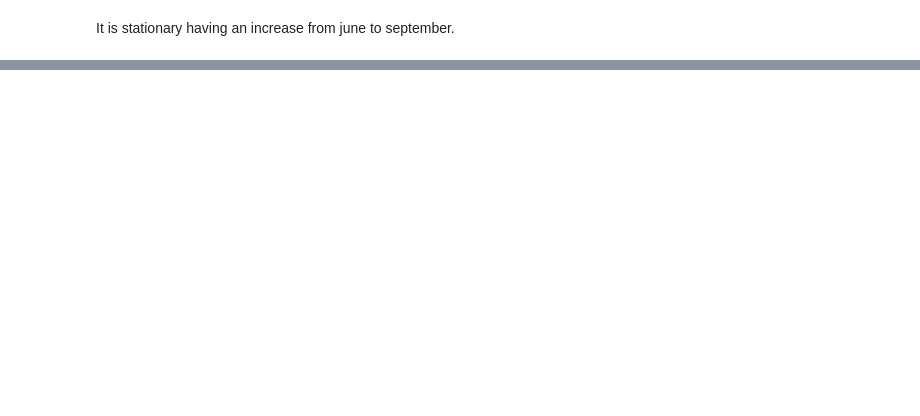
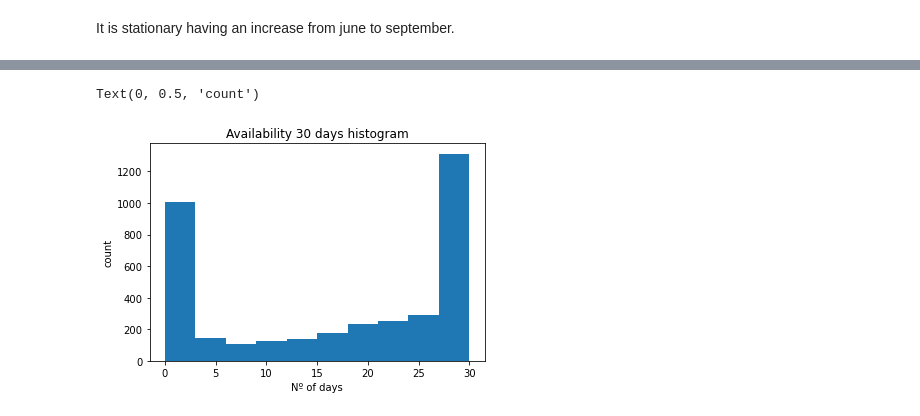
Before and after one commit to alejandrosierramartinez/airbnbseattledataset, a Jupyter notebook: seattle_AirBNB.ipynb, the cells around one changed output, grey strips where cells are left out. Cells and saved outputs as stored; diff of their text form; code cells hidden in the pictures; blank space fills up the shorter version.

```diff
--- a/seattle_AirBNB.ipynb
+++ b/seattle_AirBNB.ipynb
@@ -531,0 +581,9 @@ It is stationary having an increase from june to september.
+# %%
+#availability 30 days histogram
+plt.hist(listings.availability_30)
+plt.title('Availability 30 days histogram')
+plt.xlabel('Nº of days')
+plt.ylabel('count')
+# %% [output]
+Text(0, 0.5, 'count')
+[figure, added]
```
Also changed, not shown: parts of 17 cells of this notebook.
